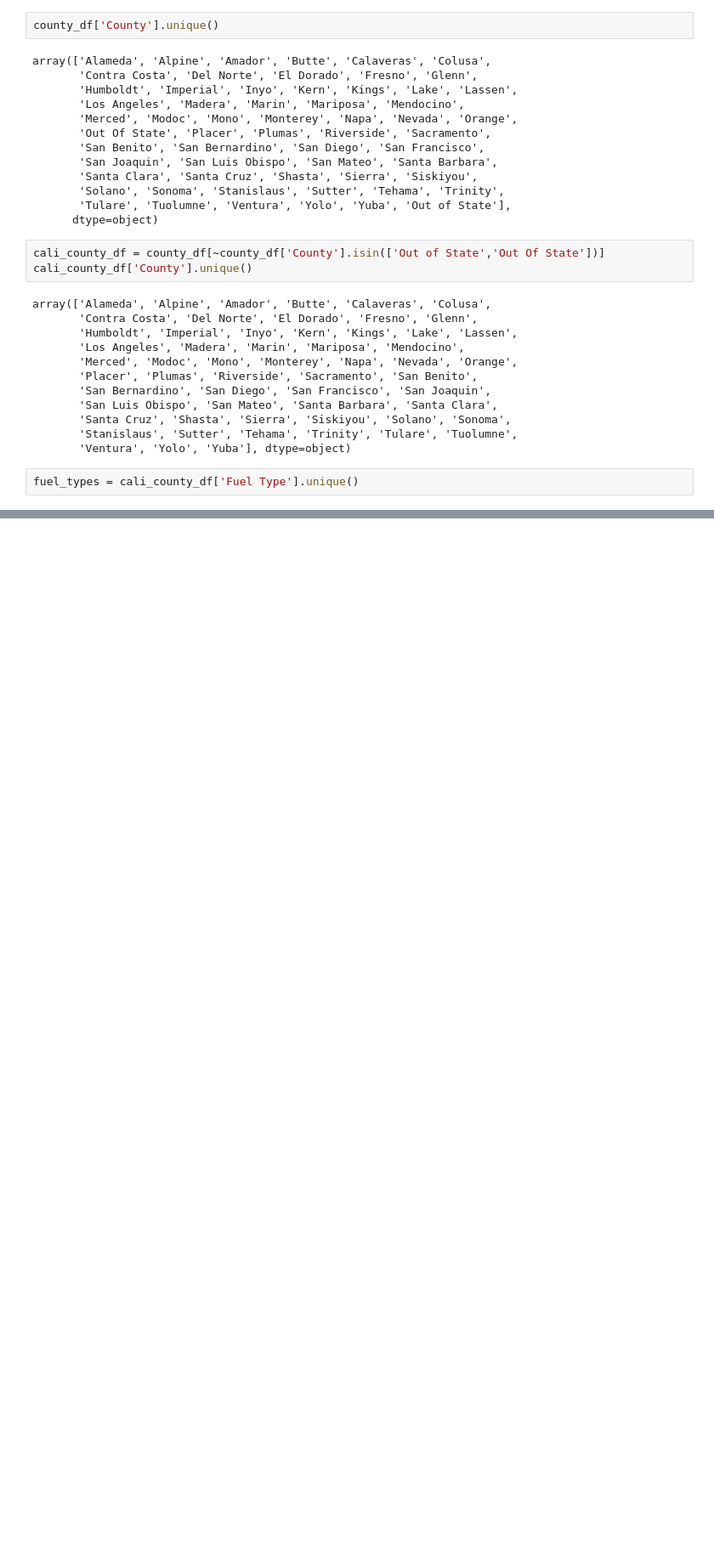
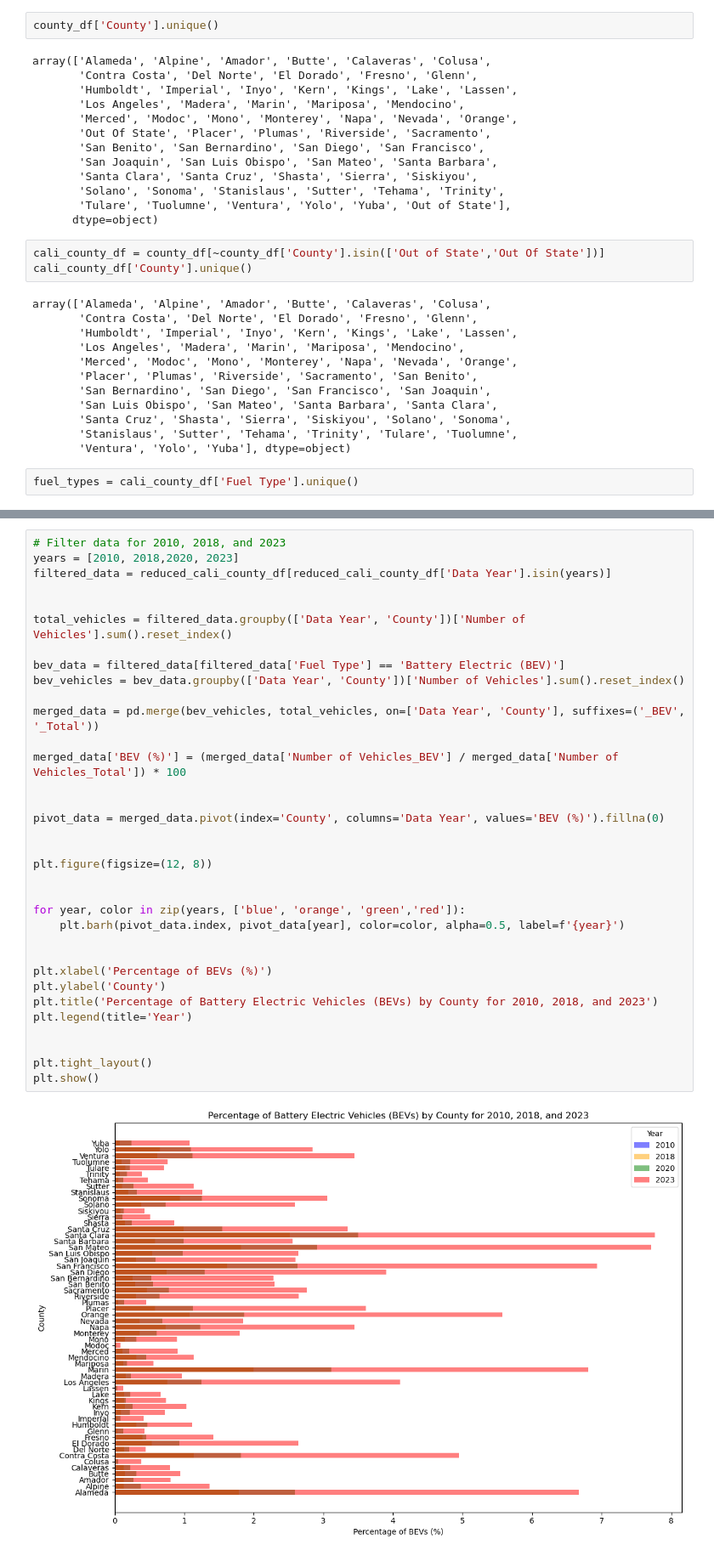
Before and after one commit to kellerl7/SIADS_Milestone_1, a Jupyter notebook: bretts_notebook.ipynb, the cells around one changed output, grey strips where cells are left out. Shown: that part at 85% size. Drawn from its saved outputs; the diff is of its cells as text; blank space fills up the shorter version.

```diff
--- a/bretts_notebook.ipynb
+++ b/bretts_notebook.ipynb
@@ -78,0 +161,36 @@ plt.show()
+# %%
+# Filter data for 2010, 2018, and 2023
+years = [2010, 2018,2020, 2023]
+filtered_data = reduced_cali_county_df[reduced_cali_county_df['Data Year'].isin(years)]
+
+
+total_vehicles = filtered_data.groupby(['Data Year', 'County'])['Number of Vehicles'].sum().reset_index()
+
+bev_data = filtered_data[filtered_data['Fuel Type'] == 'Battery Electric (BEV)']
+bev_vehicles = bev_data.groupby(['Data Year', 'County'])['Number of Vehicles'].sum().reset_index()
+
+merged_data = pd.merge(bev_vehicles, total_vehicles, on=['Data Year', 'County'], suffixes=('_BEV', '_Total'))
+
+merged_data['BEV (%)'] = (merged_data['Number of Vehicles_BEV'] / merged_data['Number of Vehicles_Total']) * 100
+
+
+pivot_data = merged_data.pivot(index='County', columns='Data Year', values='BEV (%)').fillna(0)
+
+
+plt.figure(figsize=(12, 8))
+
+
+for year, color in zip(years, ['blue', 'orange', 'green','red']):
+    plt.barh(pivot_data.index, pivot_data[year], color=color, alpha=0.5, label=f'{year}')
+
+
+plt.xlabel('Percentage of BEVs (%)')
+plt.ylabel('County')
+plt.title('Percentage of Battery Electric Vehicles (BEVs) by County for 2010, 2018, and 2023')
+plt.legend(title='Year')
+
+
+plt.tight_layout()
+plt.show()
+# %% [output]
+[figure, added]
```
Also changed, not shown: parts of 7 cells of this notebook.
